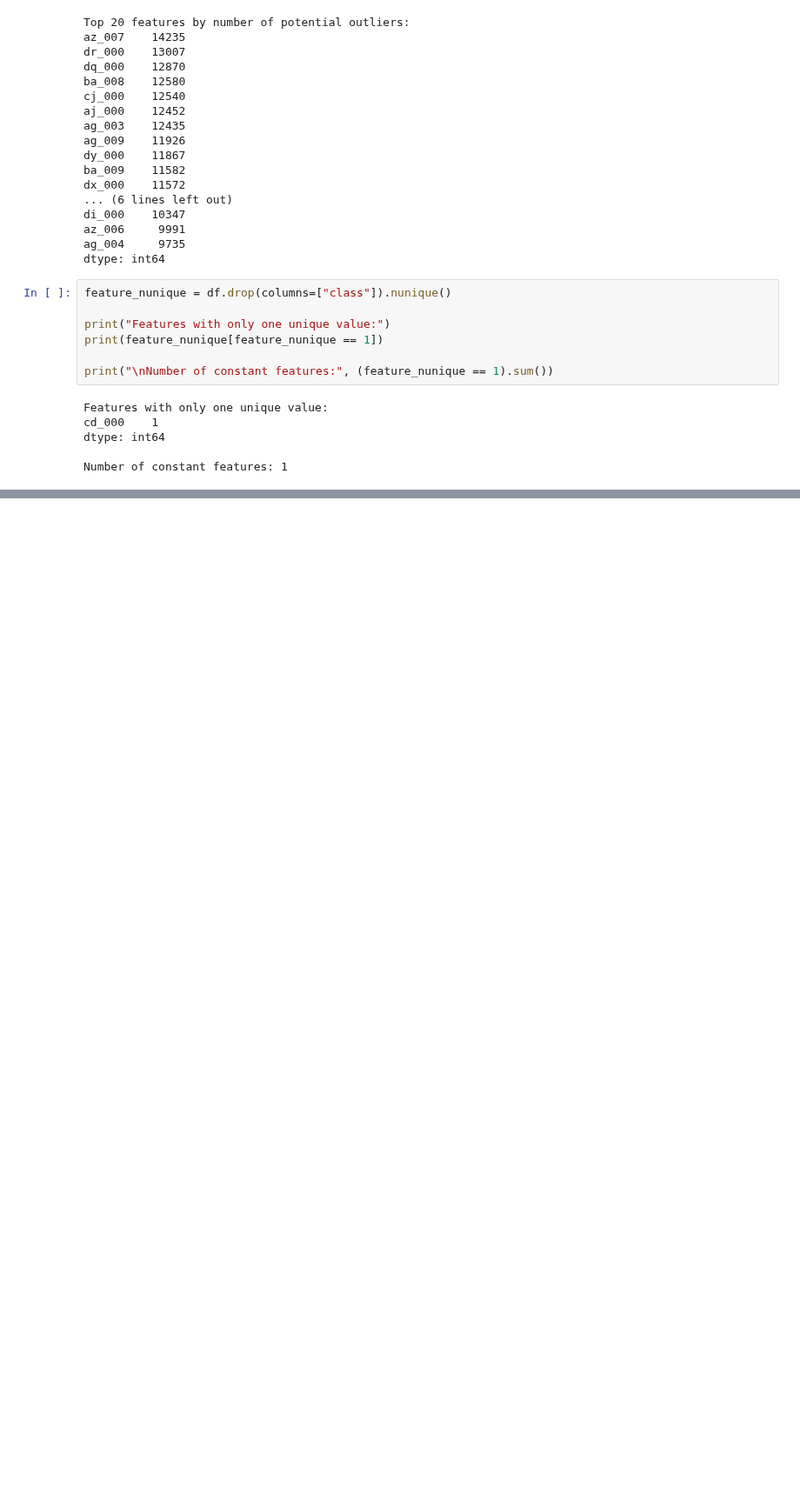
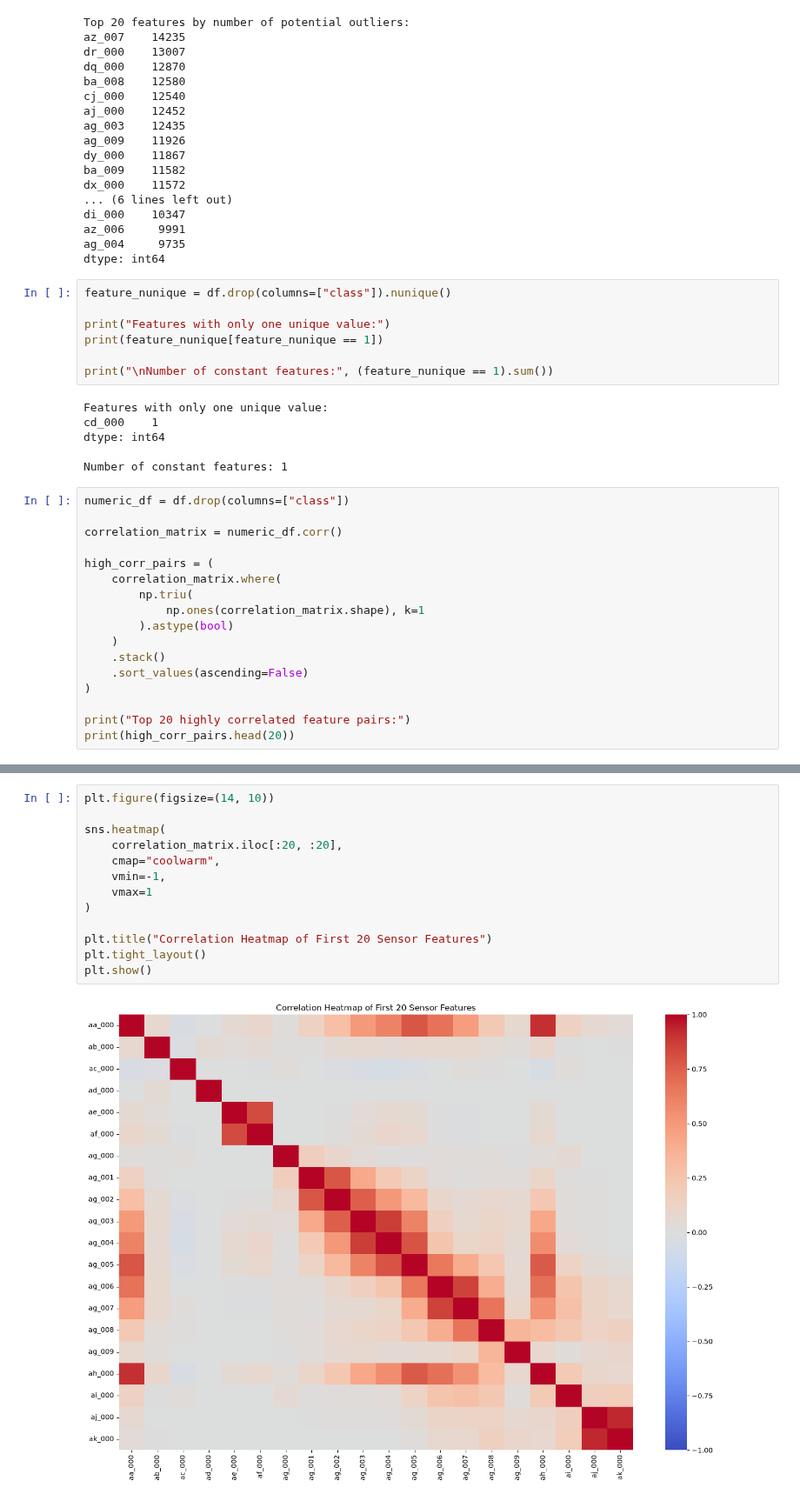
Before and after one commit to Sahan619/scania-predictive-maintenance, a Jupyter notebook: notebooks/01_data_analysis.ipynb, the cells around one changed output, grey strips where cells are left out. Shown at 87% size. Drawn from its saved outputs; the diff is of its cells as text; blank space fills up the shorter version.

Commit message:
Expand EDA with correlation and feature analysis 2

```diff
--- a/notebooks/01_data_analysis.ipynb
+++ b/notebooks/01_data_analysis.ipynb
@@ -260,3 +260,20 @@ cd_000    1
 dtype: int64
 
 Number of constant features: 1
+# %%
+numeric_df = df.drop(columns=["class"])
+
+correlation_matrix = numeric_df.corr()
+
+high_corr_pairs = (
+    correlation_matrix.where(
+        np.triu(
+            np.ones(correlation_matrix.shape), k=1
+        ).astype(bool)
+    )
+    .stack()
+    .sort_values(ascending=False)
+)
+
+print("Top 20 highly correlated feature pairs:")
+print(high_corr_pairs.head(20))
@@ -262,0 +331,15 @@ Number of constant features: 1
+# %%
+plt.figure(figsize=(14, 10))
+
+sns.heatmap(
+    correlation_matrix.iloc[:20, :20],
+    cmap="coolwarm",
+    vmin=-1,
+    vmax=1
+)
+
+plt.title("Correlation Heatmap of First 20 Sensor Features")
+plt.tight_layout()
+plt.show()
+# %% [output]
+[figure, added]
```
Also changed, not shown: parts of 6 cells of this notebook.
